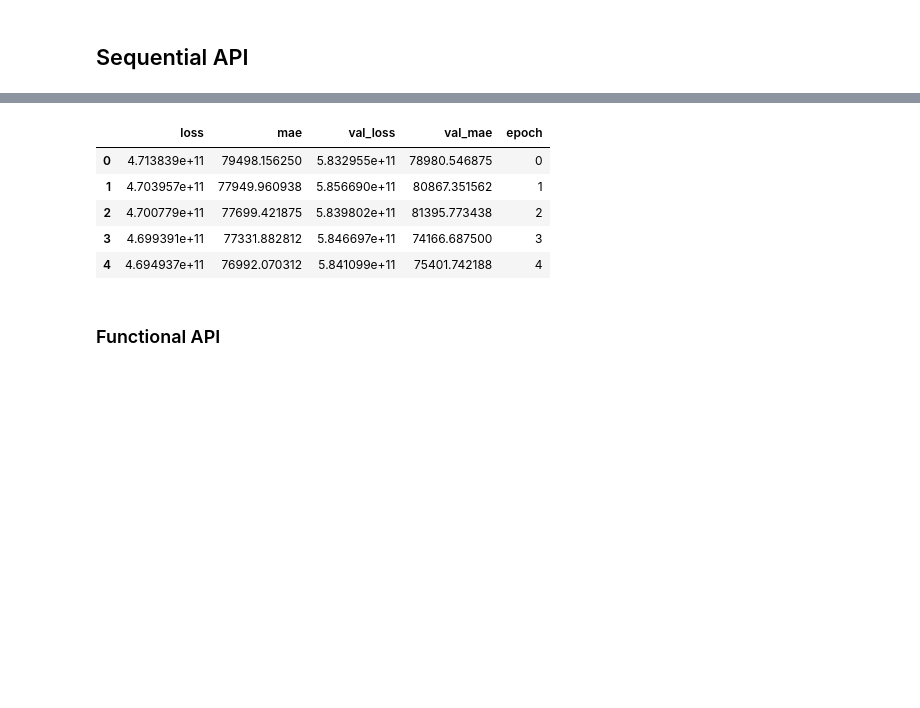
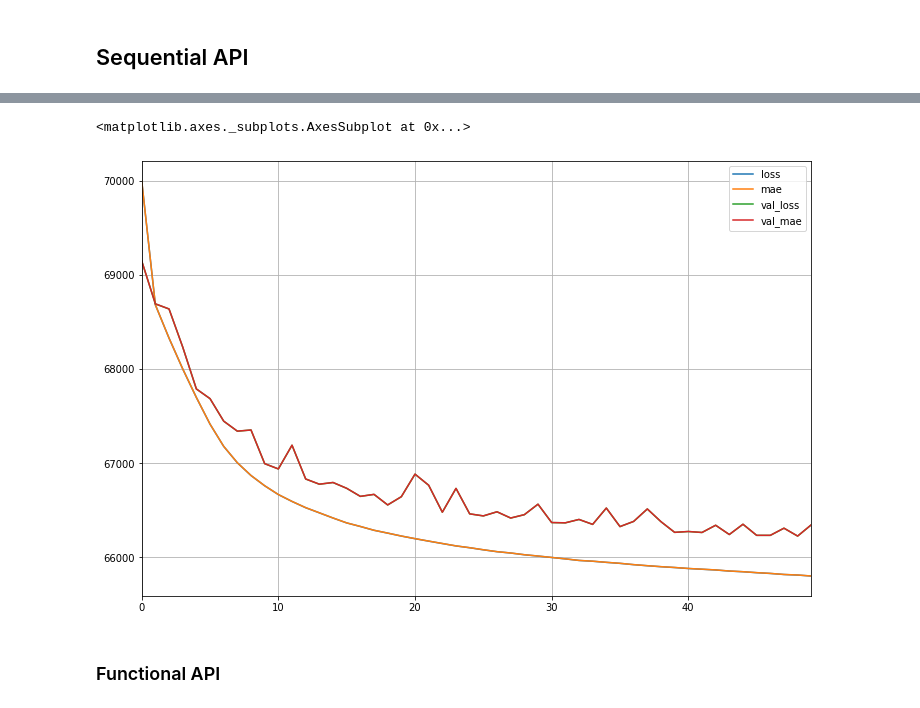
Before and after one commit to SAB-6/UK_House_Price_Prediction, a Jupyter notebook: UK_house_prediction_deepnet.ipynb, the cells around one changed output, grey strips where cells are left out. Saved outputs shown, nothing was run; the diff lists cells and outputs as text; code cells hidden in the pictures; blank space fills up the shorter version.

```diff
--- a/UK_house_prediction_deepnet.ipynb
+++ b/UK_house_prediction_deepnet.ipynb
@@ -96,8 +98,7 @@ model = keras.Sequential([
 
 optimizer = tf.keras.optimizers.RMSprop(0.001)
 
-model.compile(loss='mse',
-                optimizer=optimizer, metrics =['mae'])
+model.compile(loss=keras.losses.Huber(), optimizer=optimizer, metrics =['mae'])
 # %%
 model.summary()
 # %% [output]
@@ -144,11 +144,0 @@ Epoch 30/50
-# %%
-hist = pd.DataFrame(history.history)
-hist['epoch'] = history.epoch
-hist.head()
-# %% [output]
-|  | loss | mae | val_loss | val_mae | epoch |
-| 0 | 4.713839e+11 | 79498.156250 | 5.832955e+11 | 78980.546875 | 0 |
-| 1 | 4.703957e+11 | 77949.960938 | 5.856690e+11 | 80867.351562 | 1 |
-| 2 | 4.700779e+11 | 77699.421875 | 5.839802e+11 | 81395.773438 | 2 |
-| 3 | 4.699391e+11 | 77331.882812 | 5.846697e+11 | 74166.687500 | 3 |
-| 4 | 4.694937e+11 | 76992.070312 | 5.841099e+11 | 75401.742188 | 4 |
@@ -157,3 +145,10 @@ hist.head()
+# %%
+pd.DataFrame(history.history).plot(figsize=(12, 8))
+plt.grid(True)
+plt.gca()
+# %% [output]
+<matplotlib.axes._subplots.AxesSubplot at 0x...>
+[figure, added]
 # %% [markdown]
 ### Functional API
 # %%
```
Also changed, not shown: parts of 5 cells of this notebook.
